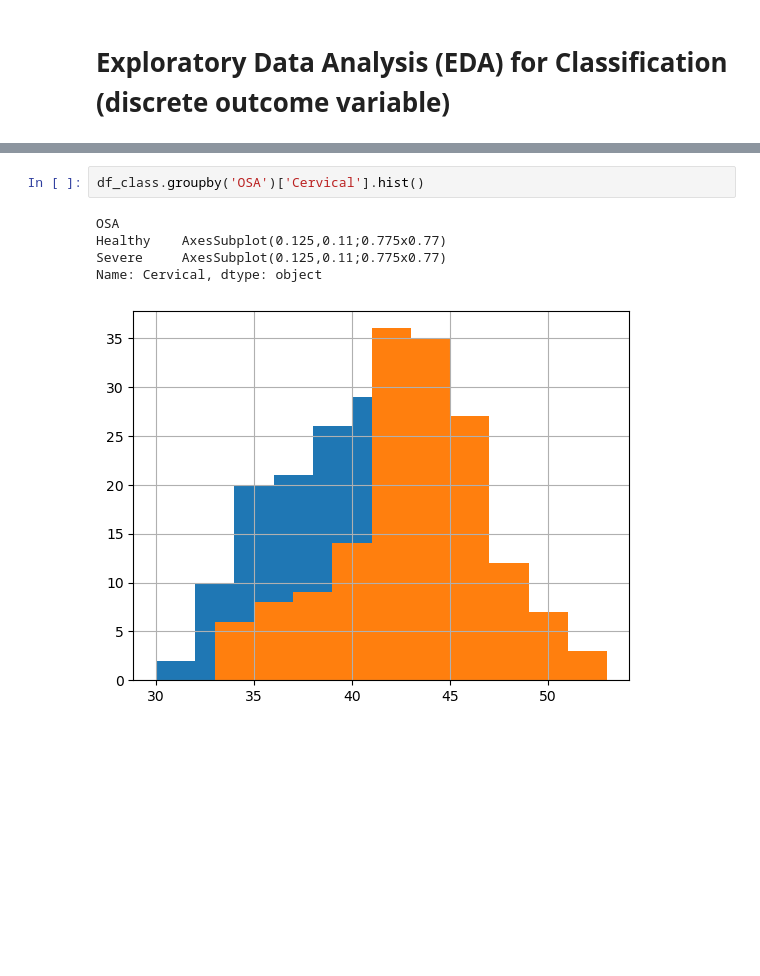
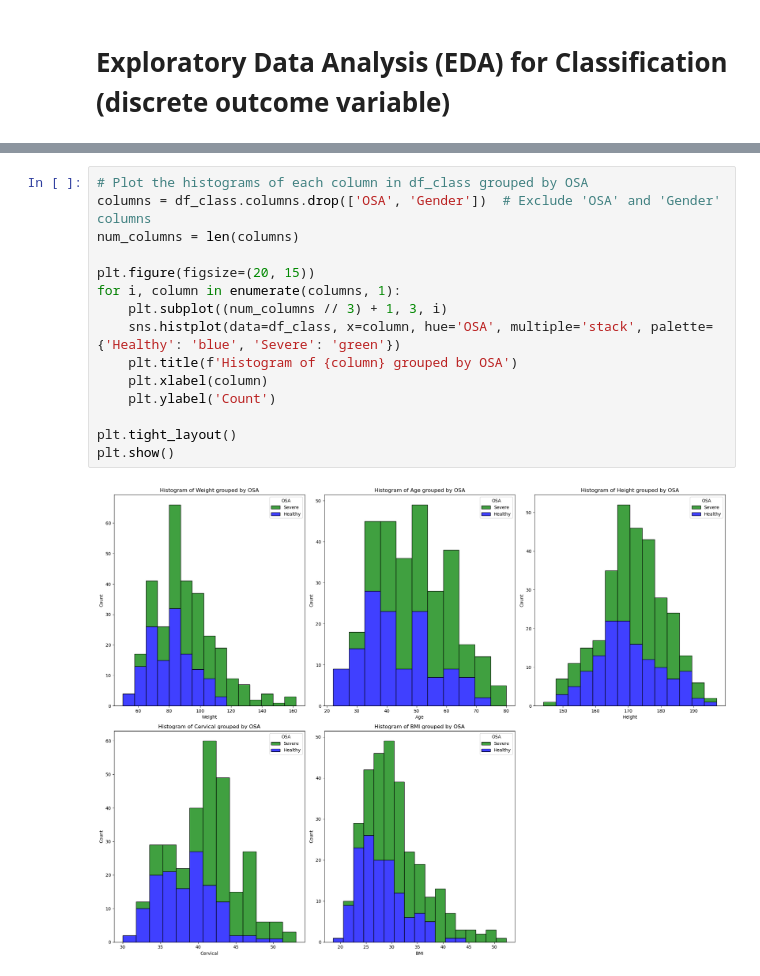
Before and after one commit to VicBracke/_Repo_ML_Project, a Jupyter notebook: OSA_CaseStudy/3_EDA_Classification.ipynb, the cells around one changed output, grey strips where cells are left out. Drawn from its saved outputs; the diff is of its cells as text; blank space fills up the shorter version.

```diff
--- a/OSA_CaseStudy/3_EDA_Classification.ipynb
+++ b/OSA_CaseStudy/3_EDA_Classification.ipynb
@@ -138,8 +144,17 @@ df_class.groupby('OSA').describe()
-# %%
-df_class.groupby('OSA')['Cervical'].hist()
-# %% [output]
-OSA
-Healthy    AxesSubplot(0.125,0.11;0.775x0.77)
-Severe     AxesSubplot(0.125,0.11;0.775x0.77)
-Name: Cervical, dtype: object
-[figure, removed]
+# %%
+# Plot the histograms of each column in df_class grouped by OSA
+columns = df_class.columns.drop(['OSA', 'Gender'])  # Exclude 'OSA' and 'Gender' columns
+num_columns = len(columns)
+
+plt.figure(figsize=(20, 15))
+for i, column in enumerate(columns, 1):
+    plt.subplot((num_columns // 3) + 1, 3, i)
+    sns.histplot(data=df_class, x=column, hue='OSA', multiple='stack', palette={'Healthy': 'blue', 'Severe': 'green'})
+    plt.title(f'Histogram of {column} grouped by OSA')
+    plt.xlabel(column)
+    plt.ylabel('Count')
+
+plt.tight_layout()
+plt.show()
+# %% [output]
+[figure, added]
```
Also changed, not shown: parts of 13 cells of this notebook, 6 other files.
